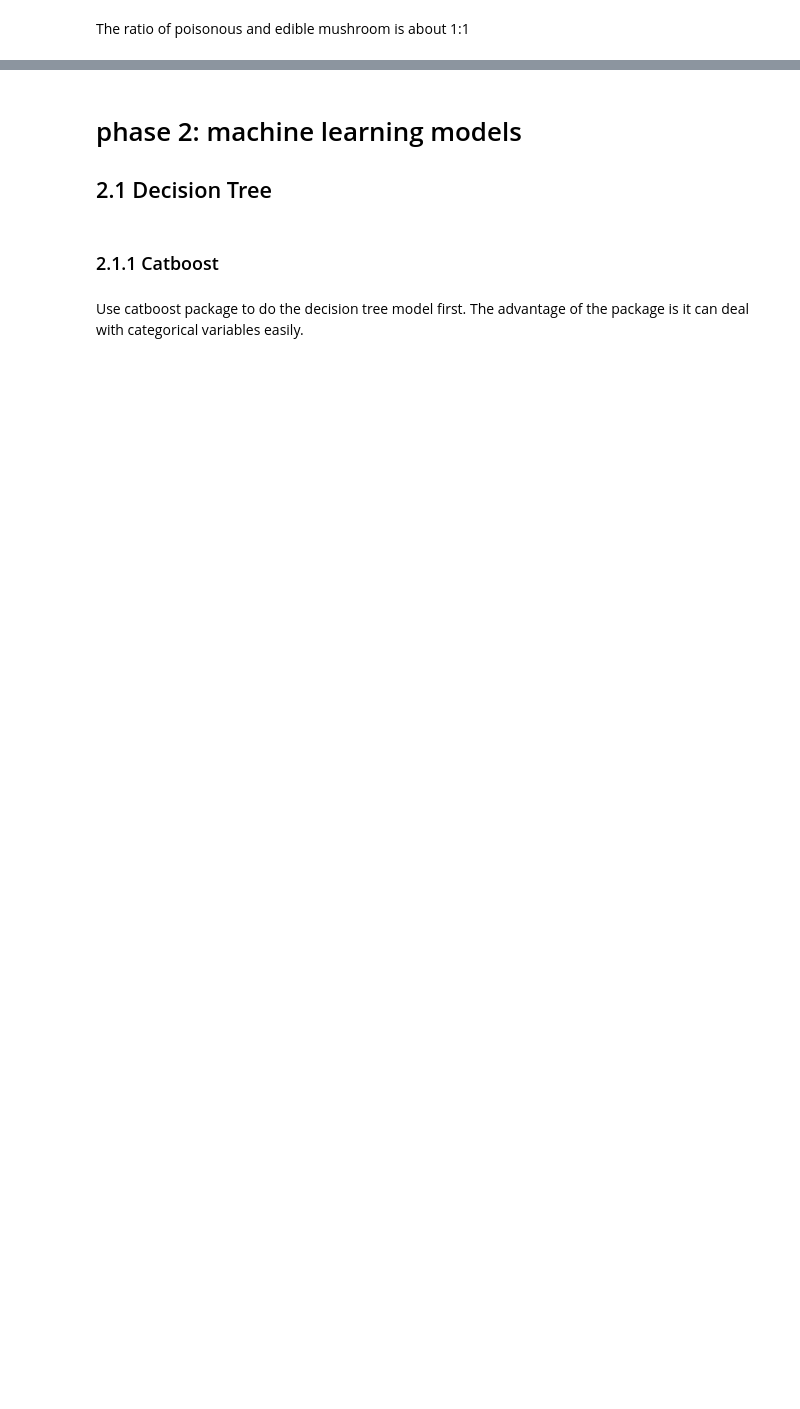
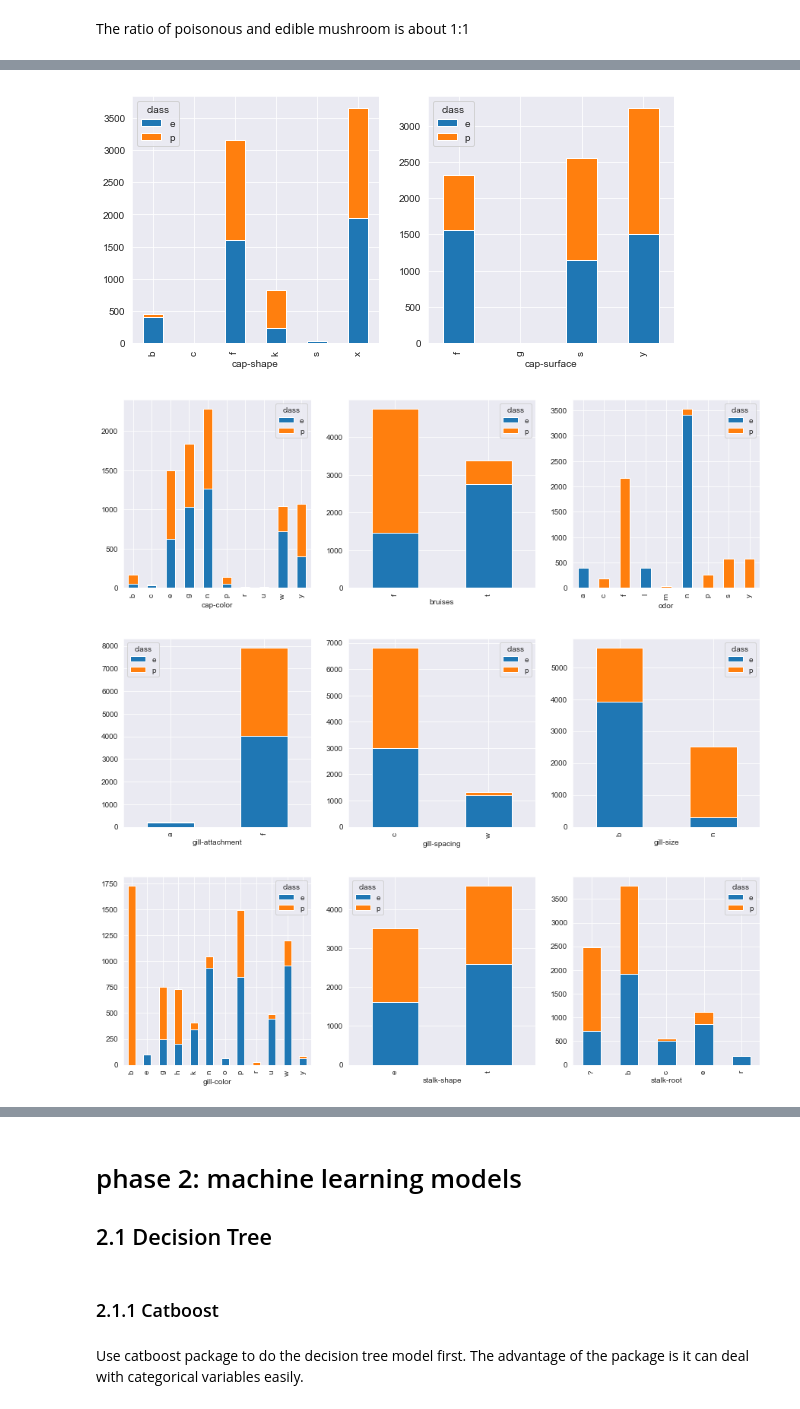
Before and after one commit to yifanWangCoding/MushroomClassification_550, a Jupyter notebook: Mushroom/dsci550.ipynb, the cells around one changed output, grey strips where cells are left out. Drawn from its saved outputs; the diff is of its cells as text; code cells hidden in the pictures; blank space fills up the shorter version.

Commit message:
ruru add stacked bar chart and heatmap

```diff
--- a/Mushroom/dsci550.ipynb
+++ b/Mushroom/dsci550.ipynb
@@ -19,7 +19,7 @@ from sklearn.metrics import accuracy_score
 # %%
 # read data
 # note to up and ruru : change path before run it
-mushroom = pd.read_csv('/Users/yifanwang/Desktop/DSCI550/550project/mushrooms.csv')
+mushroom = pd.read_csv('mushrooms.csv')
 # mushroom = pd.read_csv('/Users\Wenyu\Desktop\DSCI 550 Data Science at Scale\project/mushrooms.csv')
 mushroom.head()
 # %% [output]
@@ -58,0 +96,18 @@ for c in list(mushroom.columns):
+# %%
+#draw stacked bar chart to see for each class of variables, what proportion of mushrooms are Poisonous vs. edible
+an = 1
+fig = plt.figure(figsize = (15,10))
+for c in list(mushroom.columns):
+    if an <= 3:
+        if c != 'class':
+            ax1 = fig.add_subplot(2,3,an)
+            pd.crosstab(mushroom[c], mushroom['class']).plot(kind='bar', stacked=True, ax=ax1)
+    an = an +1
+    if an == 4:
+        fig = plt.figure(figsize = (15,10))
+        an =1
+# %% [output]
+[figure, added]
+[figure, added]
+[figure, added]
+[figure, added]
```
Also changed, not shown: parts of 23 cells of this notebook, 3 other files.
